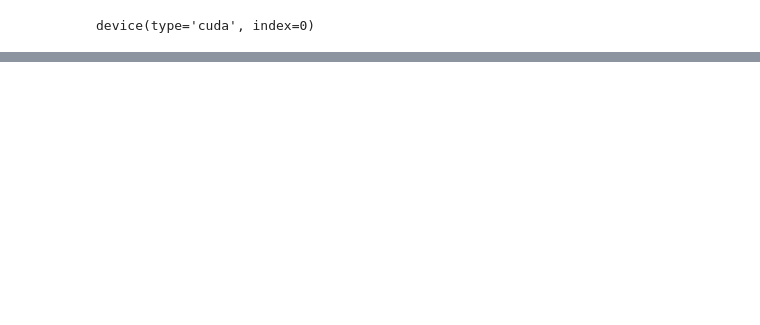
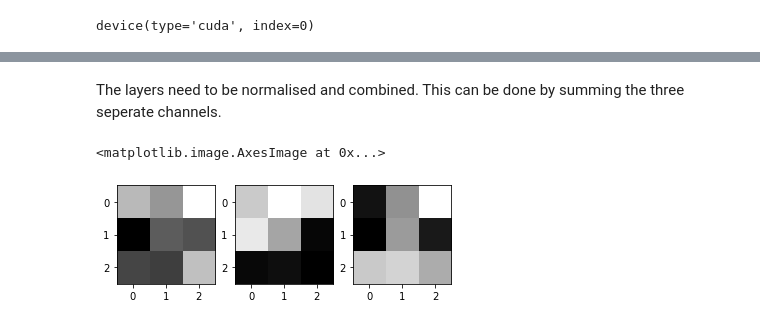
Before and after one commit to maxpilling/AI, a Jupyter notebook: image_classification.ipynb, the cells around one changed output, grey strips where cells are left out. Drawn from its saved outputs; the diff is of its cells as text; code cells hidden in the pictures; blank space fills up the shorter version.

```diff
--- a/image_classification.ipynb
+++ b/image_classification.ipynb
@@ -482,0 +728,4 @@ array([[109,   2,   7,  50,   2,   0,  13,   2,   2,   1],
+# %%
+# Pick which model to load
+model_gpu = ConvNet5().to(device)
+model_gpu.load_state_dict(torch.load('CurrentModel_best.pth'))
@@ -482,0 +734,3 @@ array([[109,   2,   7,  50,   2,   0,  13,   2,   2,   1],
+# %%
+weights = model_gpu.cnn_layers[0].weight.cpu().data.numpy()
+print(weights[1])
@@ -482,0 +749,2 @@ array([[109,   2,   7,  50,   2,   0,  13,   2,   2,   1],
+# %% [markdown]
+The layers need to be normalised and combined. This can be done by summing the three seperate channels.
@@ -482,0 +755,13 @@ array([[109,   2,   7,  50,   2,   0,  13,   2,   2,   1],
+# %%
+# red channel
+plt.subplot(1,3,1)
+plt.imshow(weights[0][0], cmap="gray")
+# green channel
+plt.subplot(1,3,2)
+plt.imshow(weights[0][1], cmap="gray")
+# blue channel
+plt.subplot(1,3,3)
+plt.imshow(weights[0][2], cmap="gray")
+# %% [output]
+<matplotlib.image.AxesImage at 0x...>
+[figure, added]
```
Also changed, not shown: parts of 106 cells of this notebook.
